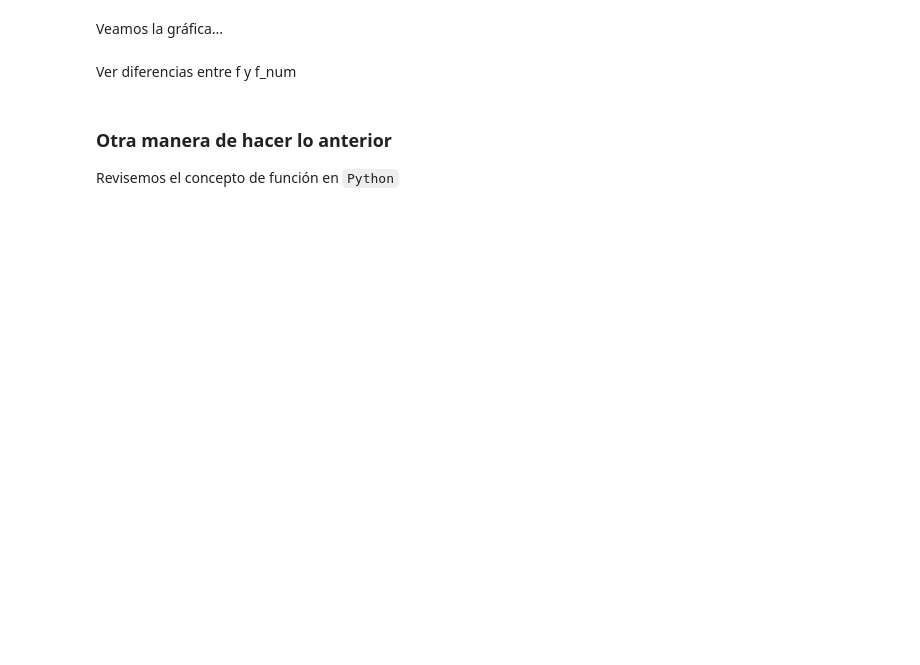
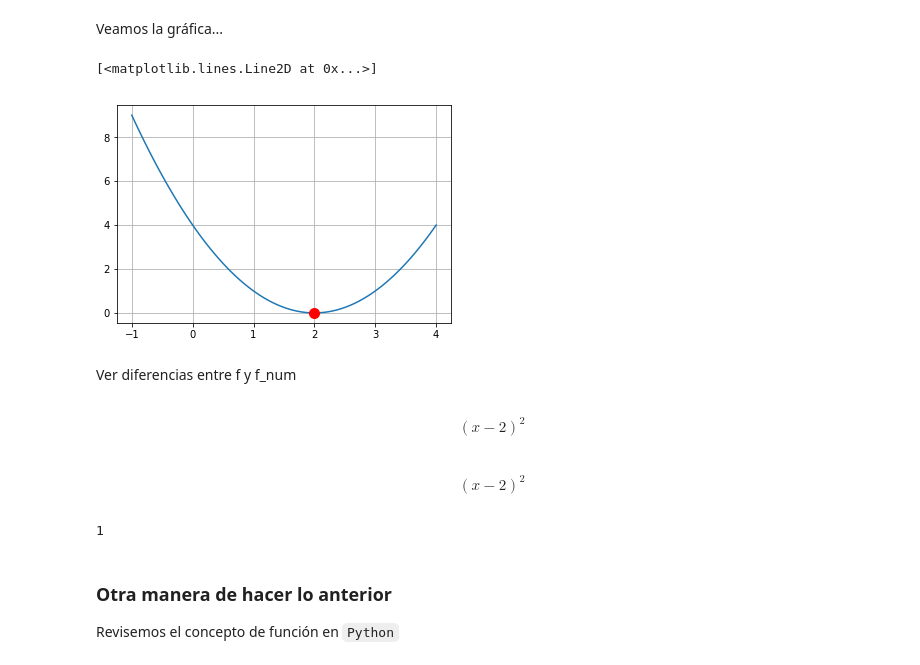
Before and after one commit to jorgegrgr/SimMat2020P, a Jupyter notebook: Optimización/Funciones escalares.ipynb, the cells around one changed output. Cells and saved outputs as stored; diff of their text form; code cells hidden in the pictures; blank space fills up the shorter version.

```diff
--- a/Optimización/Funciones escalares.ipynb
+++ b/Optimización/Funciones escalares.ipynb
@@ -115,2 +180,4 @@ $$f(x)=(x-2)^2\geq0,\qquad\text{y}\qquad f(x)=(x-2)^2=0 \qquad\text{si y solo si
 # %%
 # Encontrar la primera derivada de la función f
+df=sp.diff(f,x)
+df
@@ -117,2 +188,4 @@ $$f(x)=(x-2)^2\geq0,\qquad\text{y}\qquad f(x)=(x-2)^2=0 \qquad\text{si y solo si
 # %%
 #Resolver f'(x) = 0 y mostrar punto
+c=sp.solve(df,x)
+c
@@ -120,3 +201,4 @@ $$f(x)=(x-2)^2\geq0,\qquad\text{y}\qquad f(x)=(x-2)^2=0 \qquad\text{si y solo si
 Veamos la gráfica...
 # %%
 # Convertir función simbólica f a una función numérica
+fnum=sp.lambdify(x,f,modules='numpy')
@@ -123,2 +209,3 @@ Veamos la gráfica...
 # %%
 # Definir coordenas x
+xnum=np.linspace(-1,4,100)
@@ -131,5 +212,30 @@ Veamos la gráfica...
+# %%
+# Graficar:
+#    Creamos una ventana de gráficos
+plt.figure(figsize=(6,4))
+
+#    Gráfico
+ynum=fnum(xnum)
+plt.plot(xnum,ynum)
+plt.grid()
+plt.plot(c[0],fnum(c[0]),'or',ms=10)
+# %% [output]
+[<matplotlib.lines.Line2D at 0x...>]
+[figure, added]
 # %% [markdown]
 Ver diferencias entre f y f_num
+# %%
+f
+# %% [output]
+$$\left(x - 2\right)^{2}$$
+# %%
+fnum(x)
+# %% [output]
+$$\left(x - 2\right)^{2}$$
+# %%
+fnum(1)
+# %% [output]
+1
 # %% [markdown]
 ### **Otra manera de hacer lo anterior**
 
```
Also changed, not shown: parts of 36 cells of this notebook.
